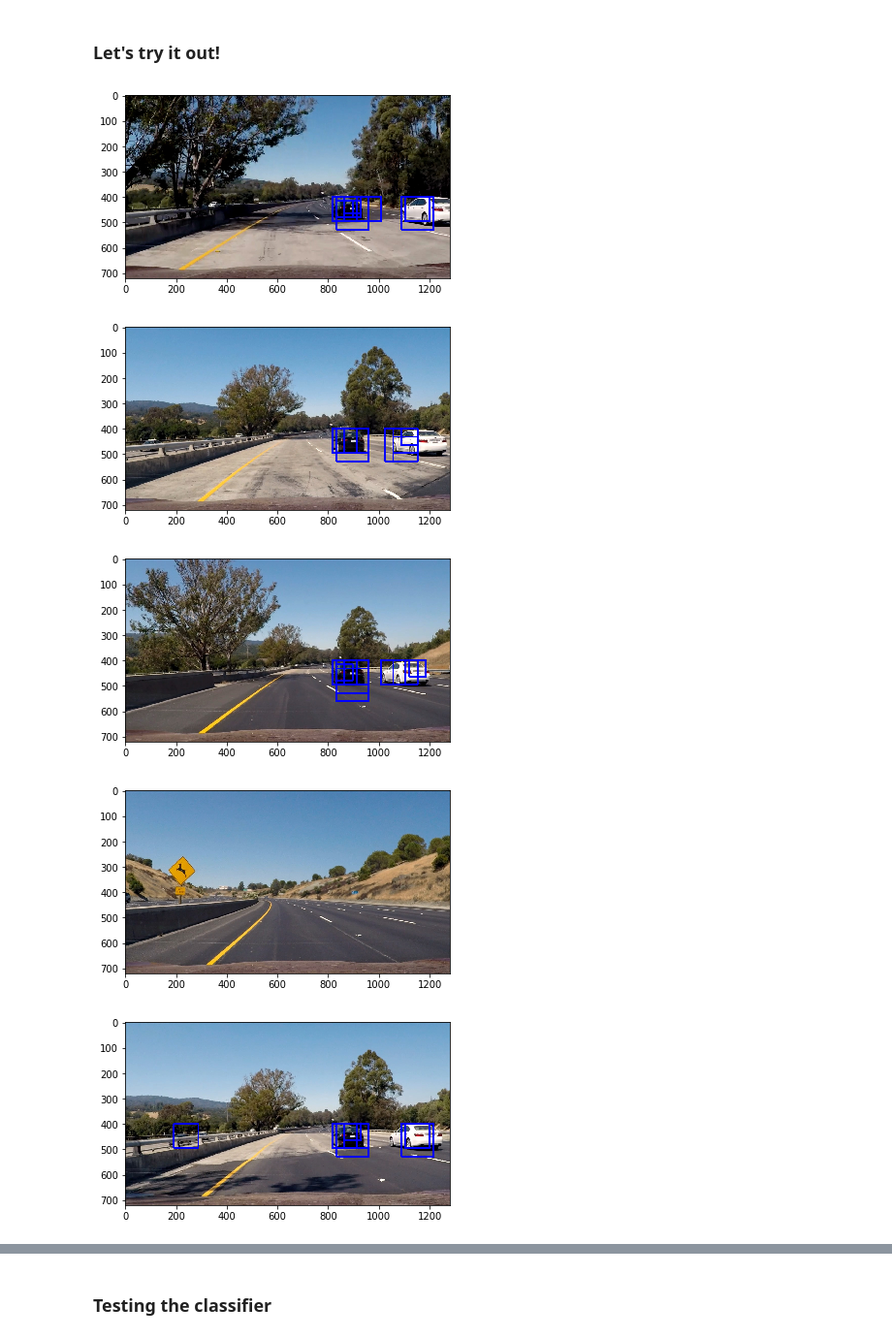
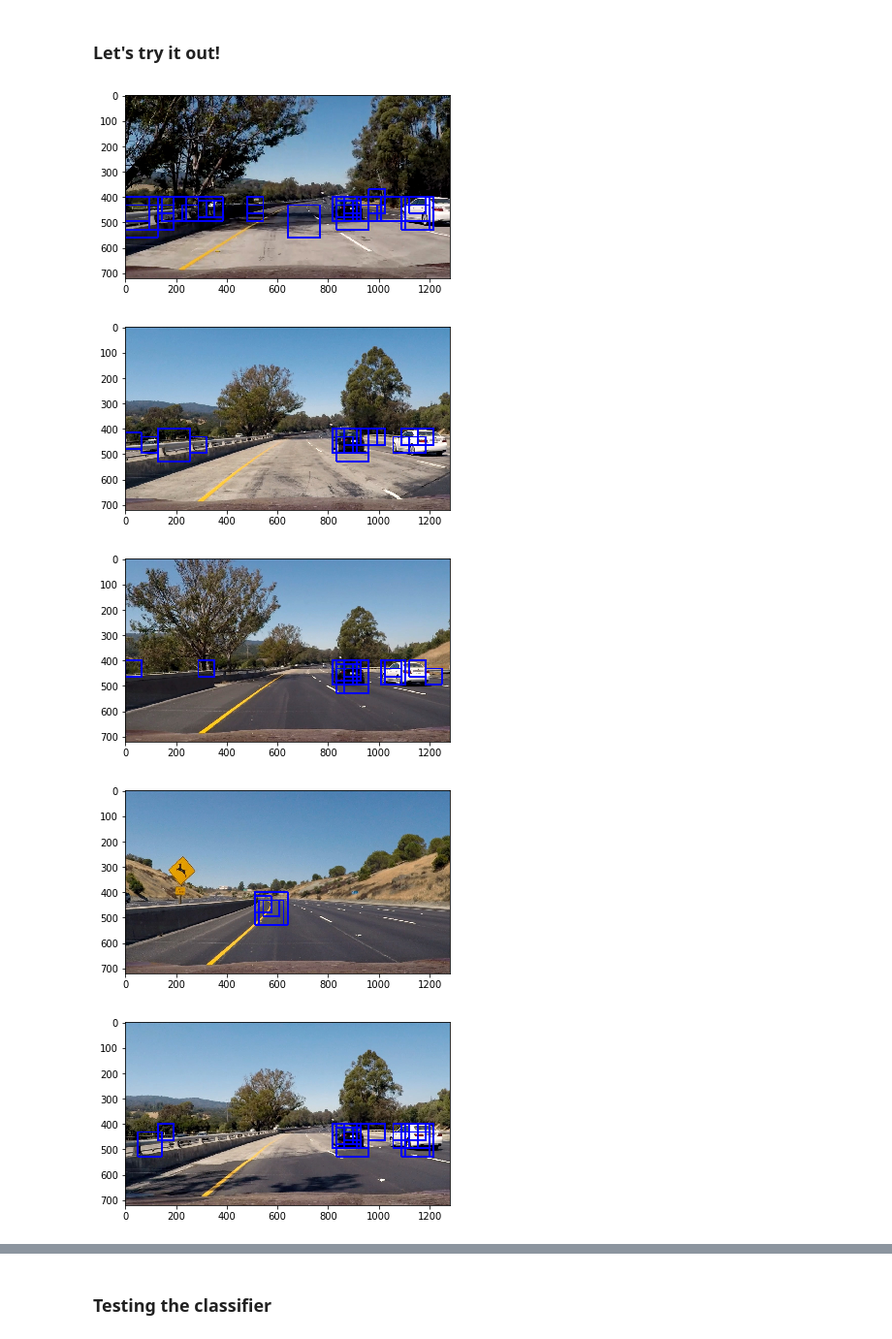
Before and after one commit to emilwareus/Car_Tracking, a Jupyter notebook: Car_Tracking.ipynb, the cells around one changed output, grey strips where cells are left out. Shown at 97% size. Saved outputs shown, nothing was run; the diff lists cells and outputs as text; code cells hidden in the pictures.

```diff
--- a/Car_Tracking.ipynb
+++ b/Car_Tracking.ipynb
@@ -53,7 +53,7 @@ def extract_features(imgs, cspace='RGB', orient=9,
                 feature_image = cv2.cvtColor(image, cv2.COLOR_RGB2GRAY)
         else: feature_image = np.copy(image)
 
-        if color_space == 'GRAY':
+        if cspace == 'GRAY':
             hog_features = get_hog_features(feature_image, orient,
                         pix_per_cell, cell_per_block, vis=False, feature_vec=True)
         elif hog_channel == 'ALL':
@@ -70,8 +70,10 @@ def extract_features(imgs, cspace='RGB', orient=9,
         features.append(hog_features)
 
         feature_image=cv2.flip(feature_image,1)
-
-        if hog_channel == 'ALL':
+        if cspace == 'GRAY':
+            hog_features = get_hog_features(feature_image, orient,
+                        pix_per_cell, cell_per_block, vis=False, feature_vec=True)
+        elif hog_channel == 'ALL':
             hog_features = []
             for channel in range(feature_image.shape[2]):
                 hog_features.append(get_hog_features(feature_image[:,:,channel],
@@ -109,10 +111,10 @@ Number of cars :  8792
 Number of none-cars :  8968
 # %%
 #Lets look at the features
-cspace = 'GRAY'
-orient = 8
+cspace = 'YUV'
+orient = 11
 pix_per_cell = 16
-cell_per_block = 1
+cell_per_block = 2
 hog_channel = 'ALL'
 
 from random import randint
@@ -186,6 +187,11 @@ print(len(X))
 Y = np.hstack((np.ones(len(car_features)), np.zeros(len(none_car_features))))
 print(len(Y))
 
+X_scaler = StandardScaler().fit(X)
+# Apply the scaler to X
+scaled_X = X_scaler.transform(X)
+
+
 X_train, X_test, Y_train, Y_test = train_test_split(X, Y, test_size=0.2, random_state=22)
 #print(len(scaled_X))
 #train batch
@@ -227,12 +236,15 @@ def find_cars(img, ystart, ystop, scale, cspace, hog_channel , svc, X_scaler, or
             ctrans_tosearch = cv2.cvtColor(img_tosearch, cv2.COLOR_RGB2YUV)
         elif cspace == 'YCrCb':
             ctrans_tosearch = cv2.cvtColor(img_tosearch, cv2.COLOR_RGB2YCrCb)
+        elif cspace == 'GRAY':
+            feature_image = cv2.cvtColor(image, cv2.COLOR_RGB2GRAY)
     else: ctrans_tosearch = np.copy(image)
 
 
     if scale != 1:
         imshape = ctrans_tosearch.shape
         ctrans_tosearch = cv2.resize(ctrans_tosearch, (np.int(imshape[1]/scale), np.int(imshape[0]/scale)))
+
 
     if hog_channel == 'ALL':
         ch1 = ctrans_tosearch[:,:,0]
@@ -307,7 +319,17 @@ def get_rect(img,cspace, hog_channel , SVC,
              cell_per_block):
 
     rectangles = []
-    ystart = 336
+    ystart = 368
+    ystop = 432
+    scale = 1.0
+    rectangles.append(find_cars(img, ystart, ystop, scale,
+                           cspace, hog_channel , SVC,
+                           X_scaler, orient, pix_per_cell,
+                           cell_per_block))
+
+
+
+    ystart = 400
     ystop = 464
     scale = 1.0
     rectangles.append(find_cars(img, ystart, ystop, scale,
@@ -315,8 +337,16 @@ def get_rect(img,cspace, hog_channel , SVC,
                            X_scaler, orient, pix_per_cell,
                            cell_per_block))
 
-    ystart = 352
+    ystart = 416
     ystop = 480
+    scale = 1.0
+    rectangles.append(find_cars(img, ystart, ystop, scale,
+                               cspace, hog_channel , SVC,
+                               X_scaler, orient, pix_per_cell,
+                               cell_per_block))
+
+    ystart = 432
+    ystop = 496
     scale = 1.0
     rectangles.append(find_cars(img, ystart, ystop, scale,
                                cspace, hog_channel , SVC,
@@ -368,35 +398,35 @@ def get_rect(img,cspace, hog_channel , SVC,
                                cell_per_block))
 
     ystart = 464
     ystop = 660
     scale = 3.5
     rectangles.append(find_cars(img, ystart, ystop, scale,
                                cspace, hog_channel , SVC,
                                X_scaler, orient, pix_per_cell,
                                cell_per_block))
 
 
     rectangles = [item for sublist in rectangles for item in sublist]
 
     return rectangles
 
 
 for image_path in glob.glob('test_images/test*.jpg'):
     img = cv2.imread(image_path)
     img_out = img.copy()
 
     rectangles = get_rect(img,
                            cspace, hog_channel , SVC,
                            X_scaler, orient, pix_per_cell,
                            cell_per_block)
 
     img_w_boxes = draw_boxes(img_out, rectangles, color = (255, 0 , 0), thick = 5)
     plt.figure()
     plt.imshow(cv2.cvtColor(img_w_boxes, cv2.COLOR_BGR2RGB))
     plt.show()
 # %% [output]
-[figure, old version]
+[figure, new version]
-[figure, old version]
+[figure, new version]
-[figure, old version]
+[figure, new version]
-[figure, old version]
+[figure, new version]
-[figure, old version]
+[figure, new version]
```
Also changed, not shown: parts of 8 cells of this notebook.
